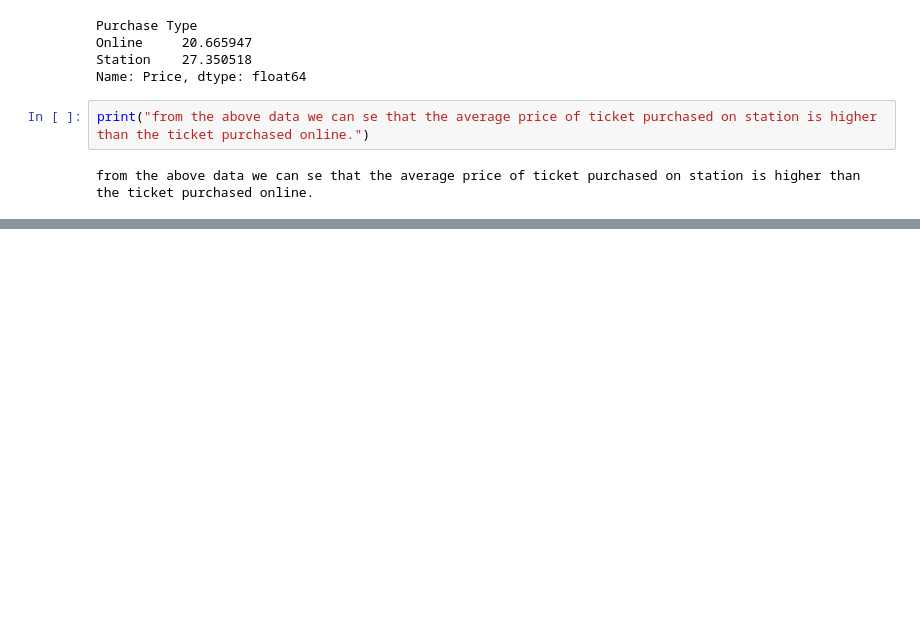
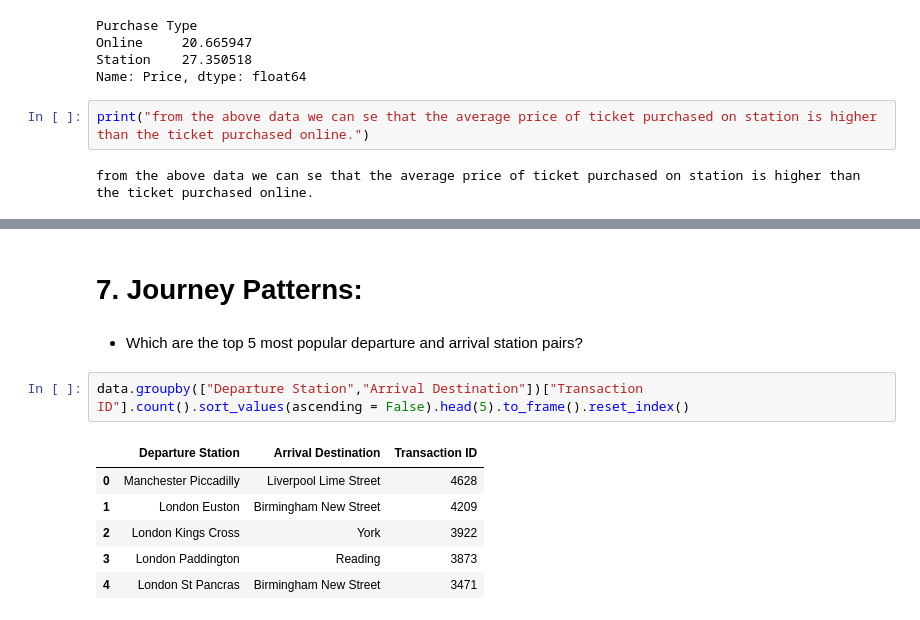
Before and after one commit to Nikhil-df/projects, a Jupyter notebook: railway analysis/analysis.ipynb, the cells around one changed output, grey strips where cells are left out. Cells and saved outputs as stored; diff of their text form; blank space fills up the shorter version.

```diff
--- a/railway analysis/analysis.ipynb
+++ b/railway analysis/analysis.ipynb
@@ -224,0 +281,13 @@ from the above data we can se that the average price of ticket purchased on stat
+# %% [markdown]
+# 7. Journey Patterns:
+# %% [markdown]
+* Which are the top 5 most popular departure and arrival station pairs?
+# %%
+data.groupby(["Departure Station","Arrival Destination"])["Transaction ID"].count().sort_values(ascending = False).head(5).to_frame().reset_index()
+# %% [output]
+|  | Departure Station | Arrival Destination | Transaction ID |
+| 0 | Manchester Piccadilly | Liverpool Lime Street | 4628 |
+| 1 | London Euston | Birmingham New Street | 4209 |
+| 2 | London Kings Cross | York | 3922 |
+| 3 | London Paddington | Reading | 3873 |
+| 4 | London St Pancras | Birmingham New Street | 3471 |
```
Also changed, not shown: parts of 58 cells of this notebook, 1 other file.
